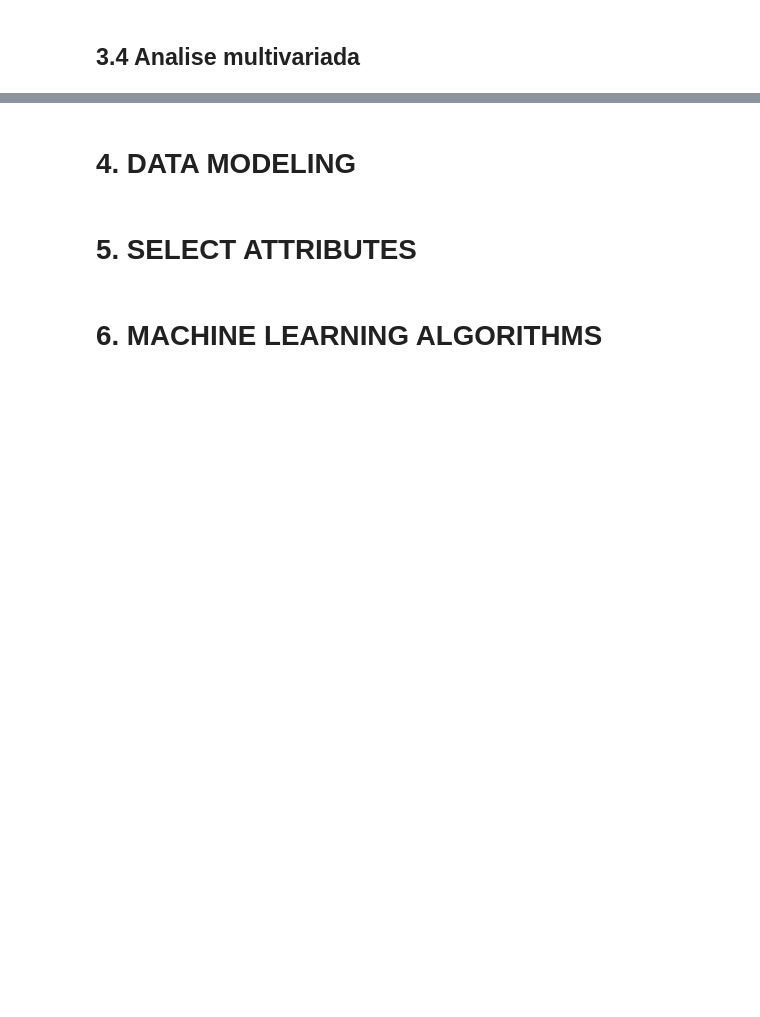
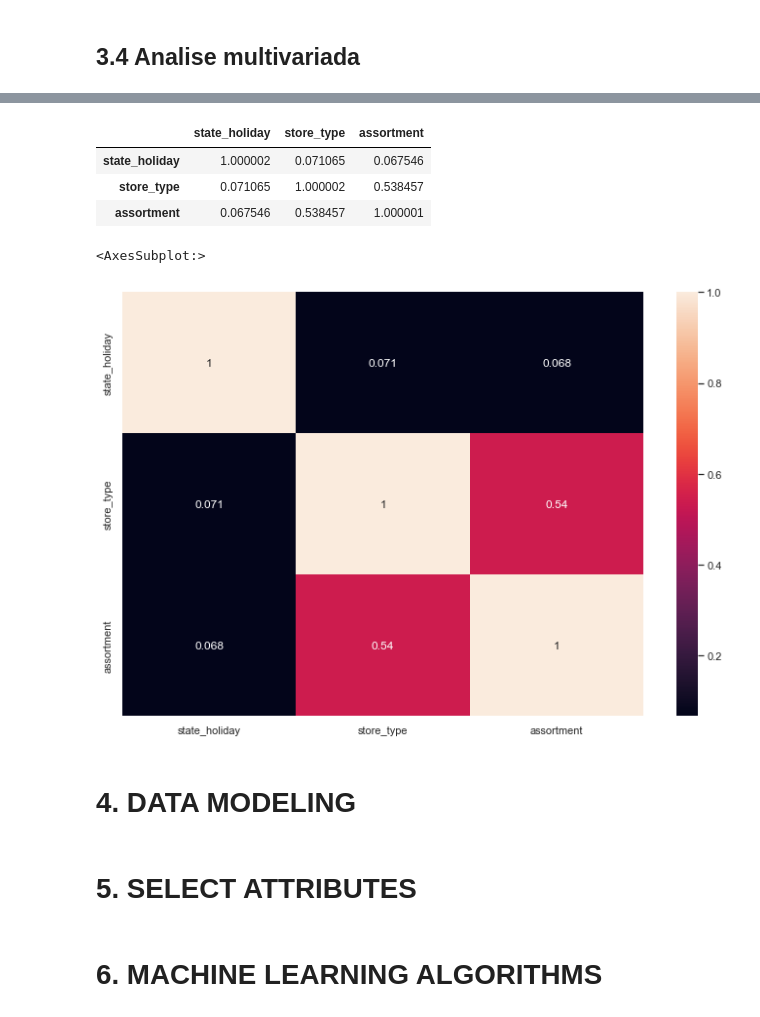
Before and after one commit to danjaca/predicting_sales_rossmann, a Jupyter notebook: Rossmann_predict_sales.ipynb, the cells around one changed output, grey strips where cells are left out. Saved outputs shown, nothing was run; the diff lists cells and outputs as text; code cells hidden in the pictures; blank space fills up the shorter version.

```diff
--- a/Rossmann_predict_sales.ipynb
+++ b/Rossmann_predict_sales.ipynb
@@ -844,3 +860,53 @@ sns.regplot(x='promo_time_week',y='sales',data=aux3)
+# %%
+# função pra calcular a correlação de variaveis categóricas
+def cramer_v(x,y):
+    #criar um matriz entre as variaveis categoricas
+    a = pd.crosstab(x,y)
+    cm = a.to_numpy()
+
+    #modelagem do método V-CRAMER
+    n=cm.sum()
+    r,k = cm.shape
+
+    chi2 = ss.chi2_contingency(cm)[0] ##posição 0 -> correlação
+
+    #correção do BIAS
+    chi2corr = max(0, chi2 - (k-1)*(r-1)/(n-1))
+    kcorr = k - (k-1)**2/(n-1)
+    rcorr = r - (r-1)**2/(n-1)
+
+
+    v = np.sqrt ( (chi2corr/n) / (min(kcorr-1,rcorr-1) ) )
+    return v
+# %%
+a1 = cramer_v(cat['state_holiday'],cat['state_holiday'])
+a2 = cramer_v(cat['state_holiday'],cat['store_type'])
+a3 = cramer_v(cat['state_holiday'],cat['assortment'])
+
+a4 = cramer_v(cat['store_type'],cat['state_holiday'])
+a5 = cramer_v(cat['store_type'],cat['store_type'])
+a6 = cramer_v(cat['store_type'],cat['assortment'])
+
+a7 = cramer_v(cat['assortment'],cat['state_holiday'])
+a8 = cramer_v(cat['assortment'],cat['store_type'])
+a9 = cramer_v(cat['assortment'],cat['assortment'])
+
+d = pd.DataFrame ( {'state_holiday':[a1,a2,a3],
+                'store_type':[a4,a5,a6],
+                'assortment':[a7,a8,a9]})
+
+d= d.set_index(d.columns)
+d
+# %% [output]
+|  | state_holiday | store_type | assortment |
+| state_holiday | 1.000002 | 0.071065 | 0.067546 |
+| store_type | 0.071065 | 1.000002 | 0.538457 |
+| assortment | 0.067546 | 0.538457 | 1.000001 |
+# %%
+sns.heatmap(d,annot=True)
+# %% [output]
+<AxesSubplot:>
+[figure, added]
 # %% [markdown]
 # 4. DATA MODELING
 # %% [markdown]
```
Also changed, not shown: parts of 22 cells of this notebook.
